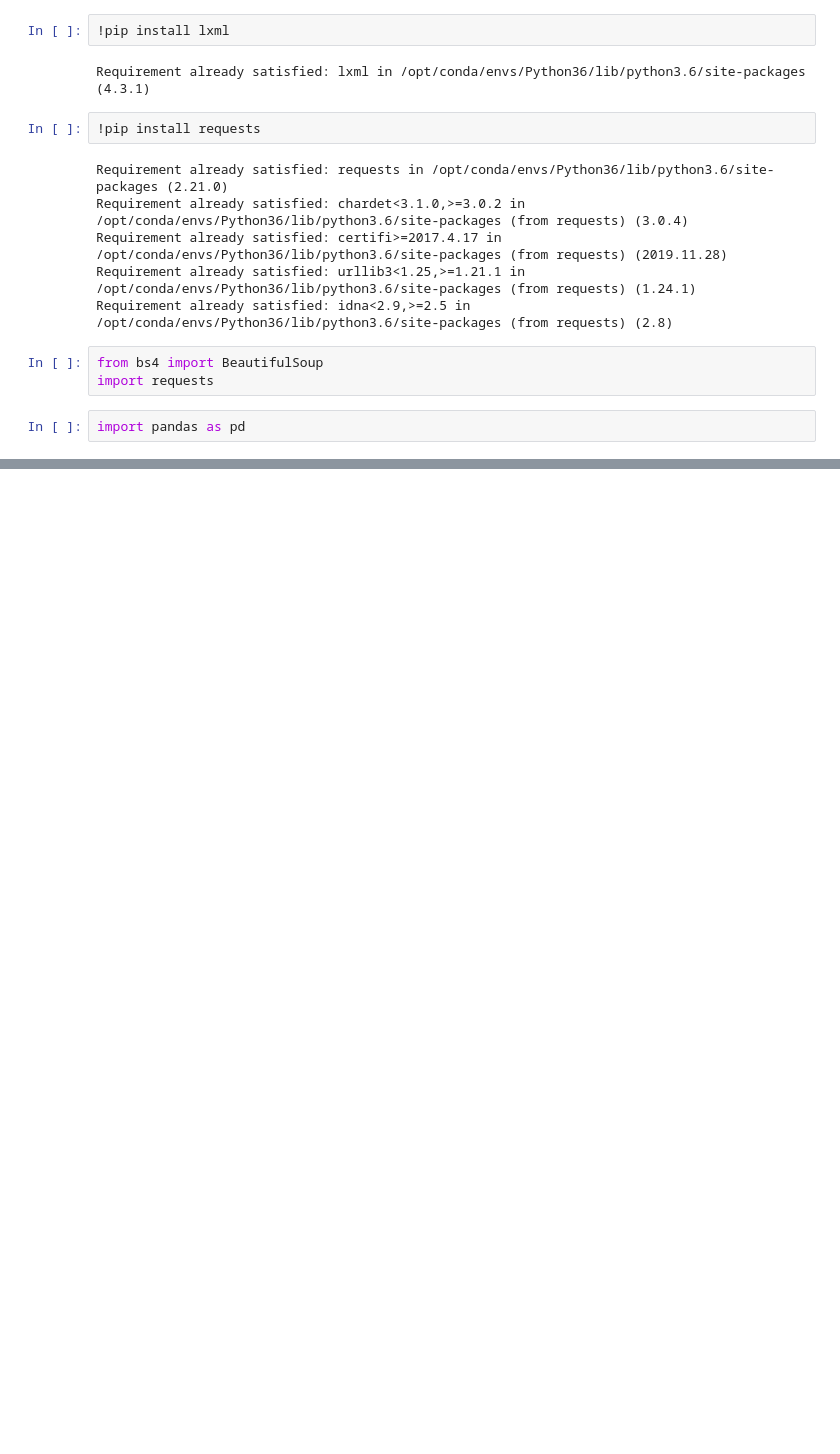
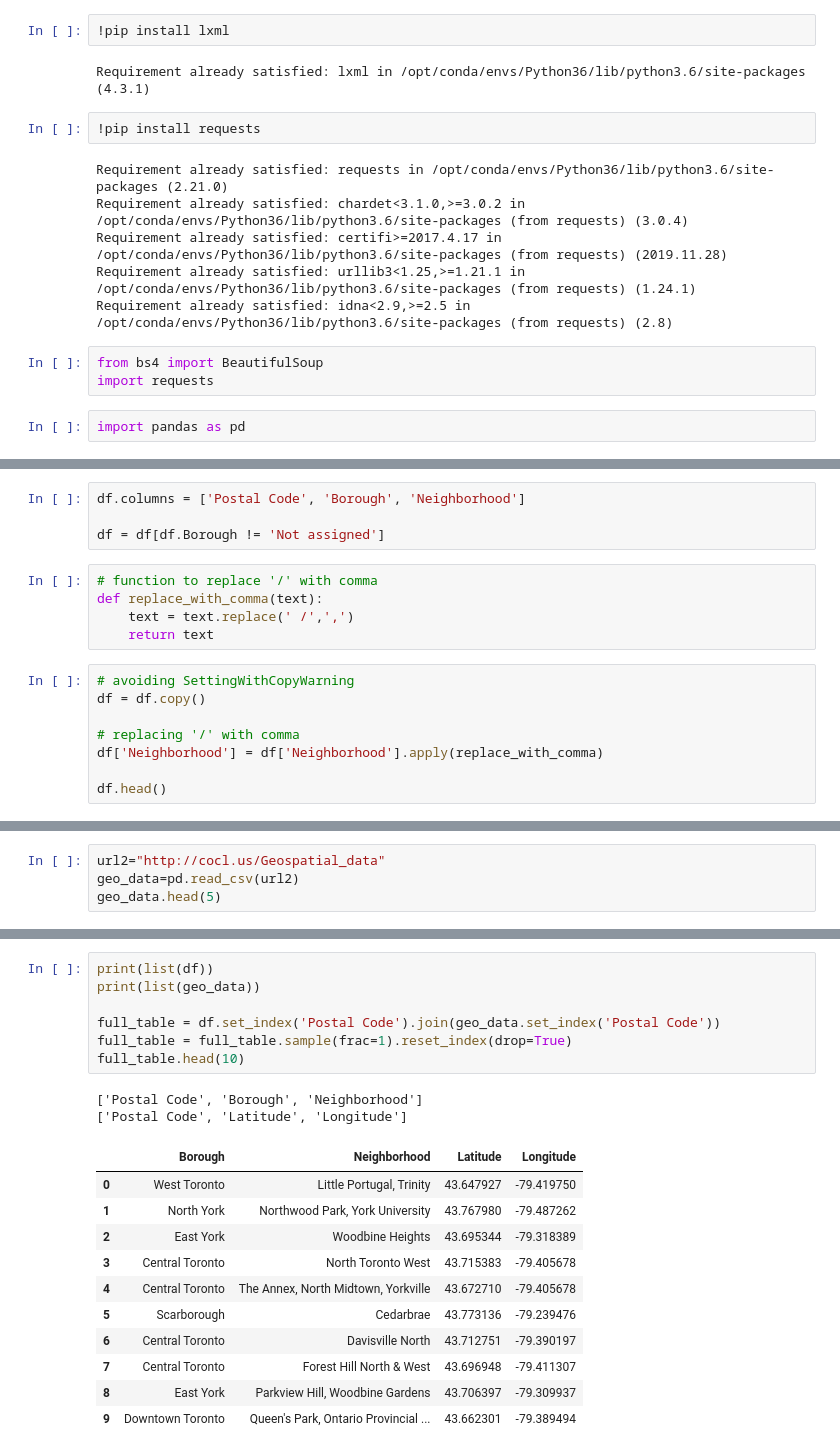
Before and after one commit to hkeylani/coursera-capstone-project, a Jupyter notebook: Capstone Project.ipynb, the cells around one changed output, grey strips where cells are left out. Saved outputs shown, nothing was run; the diff lists cells and outputs as text; blank space fills up the shorter version.

```diff
--- a/Capstone Project.ipynb
+++ b/Capstone Project.ipynb
@@ -104,0 +50,17 @@ rows
+# %%
+df.columns = ['Postal Code', 'Borough', 'Neighborhood']
+
+df = df[df.Borough != 'Not assigned']
+# %%
+# function to replace '/' with comma
+def replace_with_comma(text):
+    text = text.replace(' /',',')
+    return text
+# %%
+# avoiding SettingWithCopyWarning
+df = df.copy()
+
+# replacing '/' with comma
+df['Neighborhood'] = df['Neighborhood'].apply(replace_with_comma)
+
+df.head()
@@ -104,0 +80,4 @@ rows
+# %%
+url2="http://cocl.us/Geospatial_data"
+geo_data=pd.read_csv(url2)
+geo_data.head(5)
@@ -104,0 +91,21 @@ rows
+# %%
+print(list(df))
+print(list(geo_data))
+
+full_table = df.set_index('Postal Code').join(geo_data.set_index('Postal Code'))
+full_table = full_table.sample(frac=1).reset_index(drop=True)
+full_table.head(10)
+# %% [output]
+['Postal Code', 'Borough', 'Neighborhood']
+['Postal Code', 'Latitude', 'Longitude']
+|  | Borough | Neighborhood | Latitude | Longitude |
+| 0 | West Toronto | Little Portugal, Trinity | 43.647927 | -79.419750 |
+| 1 | North York | Northwood Park, York University | 43.767980 | -79.487262 |
+| 2 | East York | Woodbine Heights | 43.695344 | -79.318389 |
+| 3 | Central Toronto | North Toronto West | 43.715383 | -79.405678 |
+| 4 | Central Toronto | The Annex, North Midtown, Yorkville | 43.672710 | -79.405678 |
+| 5 | Scarborough | Cedarbrae | 43.773136 | -79.239476 |
+| 6 | Central Toronto | Davisville North | 43.712751 | -79.390197 |
+| 7 | Central Toronto | Forest Hill North & West | 43.696948 | -79.411307 |
+| 8 | East York | Parkview Hill, Woodbine Gardens | 43.706397 | -79.309937 |
+| 9 | Downtown Toronto | Queen's Park, Ontario Provincial ... | 43.662301 | -79.389494 |
```
Also changed, not shown: parts of 24 cells of this notebook.
